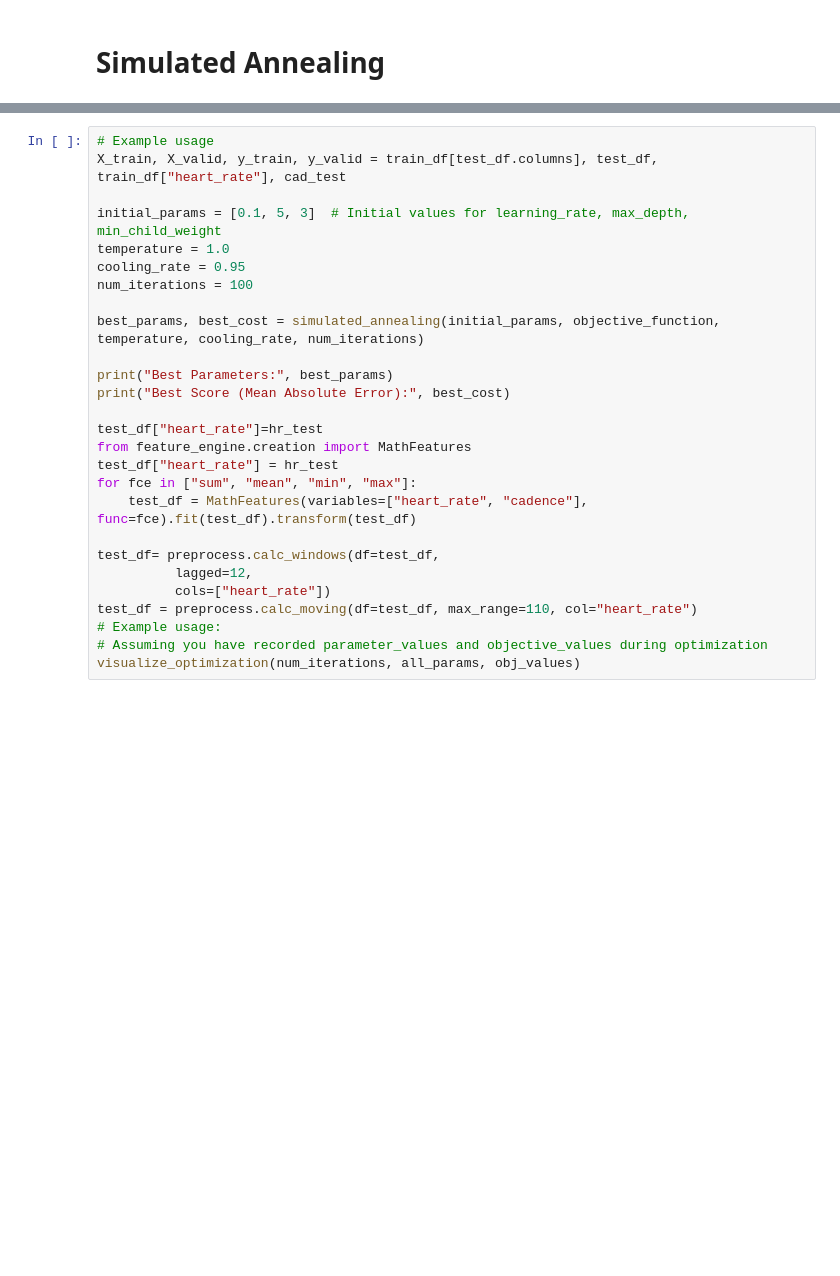
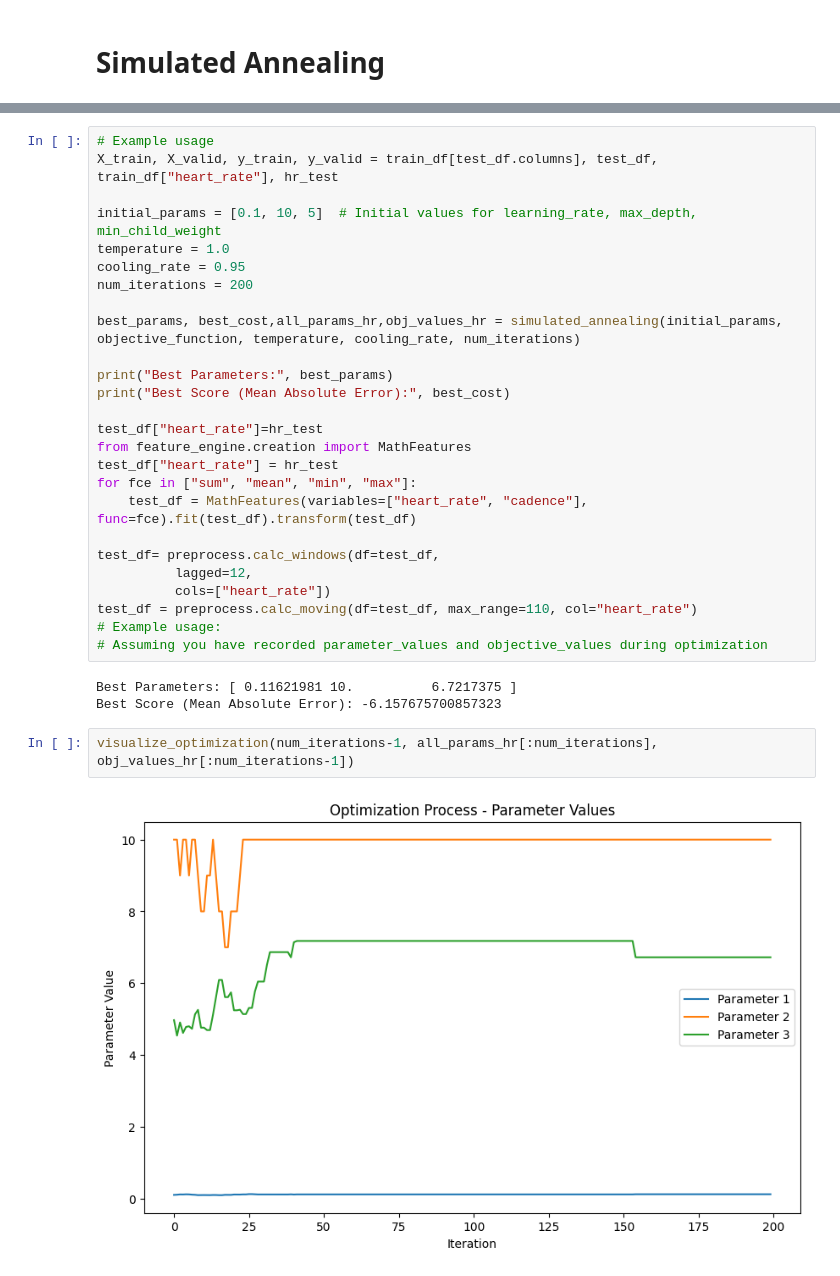
Before and after one commit to VojtaZahradnik/master_thesis, a Jupyter notebook: src/research/hyperparam_tuning.ipynb, the cells around one changed output, grey strips where cells are left out. Saved outputs shown, nothing was run; the diff lists cells and outputs as text; blank space fills up the shorter version.

```diff
--- a/src/research/hyperparam_tuning.ipynb
+++ b/src/research/hyperparam_tuning.ipynb
@@ -382,13 +409,13 @@ visualize_optimization(num_iterations, all_params[:10], obj_values[:10])
 # %%
 # Example usage
-X_train, X_valid, y_train, y_valid = train_df[test_df.columns], test_df, train_df["heart_rate"], cad_test
+X_train, X_valid, y_train, y_valid = train_df[test_df.columns], test_df, train_df["heart_rate"], hr_test
 
-initial_params = [0.1, 5, 3]  # Initial values for learning_rate, max_depth, min_child_weight
+initial_params = [0.1, 10, 5]  # Initial values for learning_rate, max_depth, min_child_weight
 temperature = 1.0
 cooling_rate = 0.95
-num_iterations = 100
+num_iterations = 200
 
-best_params, best_cost = simulated_annealing(initial_params, objective_function, temperature, cooling_rate, num_iterations)
+best_params, best_cost,all_params_hr,obj_values_hr = simulated_annealing(initial_params, objective_function, temperature, cooling_rate, num_iterations)
 
 print("Best Parameters:", best_params)
 print("Best Score (Mean Absolute Error):", best_cost)
@@ -405,4 +432,10 @@ test_df= preprocess.calc_windows(df=test_df,
 test_df = preprocess.calc_moving(df=test_df, max_range=110, col="heart_rate")
 # Example usage:
 # Assuming you have recorded parameter_values and objective_values during optimization
-visualize_optimization(num_iterations, all_params, obj_values)
+# %% [output]
+Best Parameters: [ 0.11621981 10.          6.7217375 ]
+Best Score (Mean Absolute Error): -6.157675700857323
+# %%
+visualize_optimization(num_iterations-1, all_params_hr[:num_iterations], obj_values_hr[:num_iterations-1])
+# %% [output]
+[figure, added]
```
Also changed, not shown: parts of 21 cells of this notebook, 4 other files.
